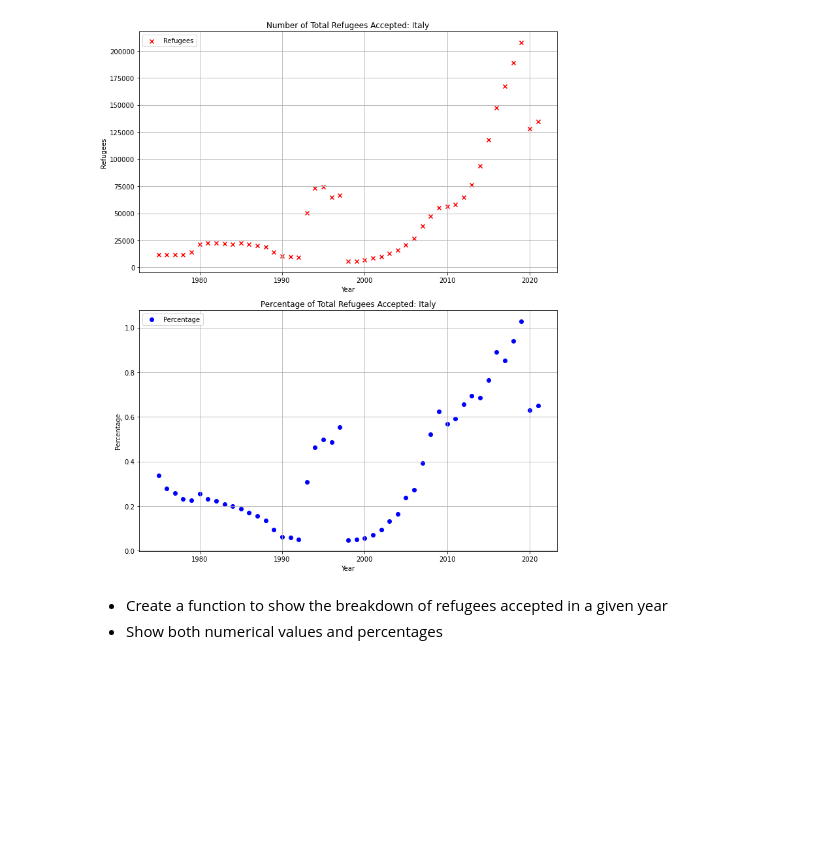
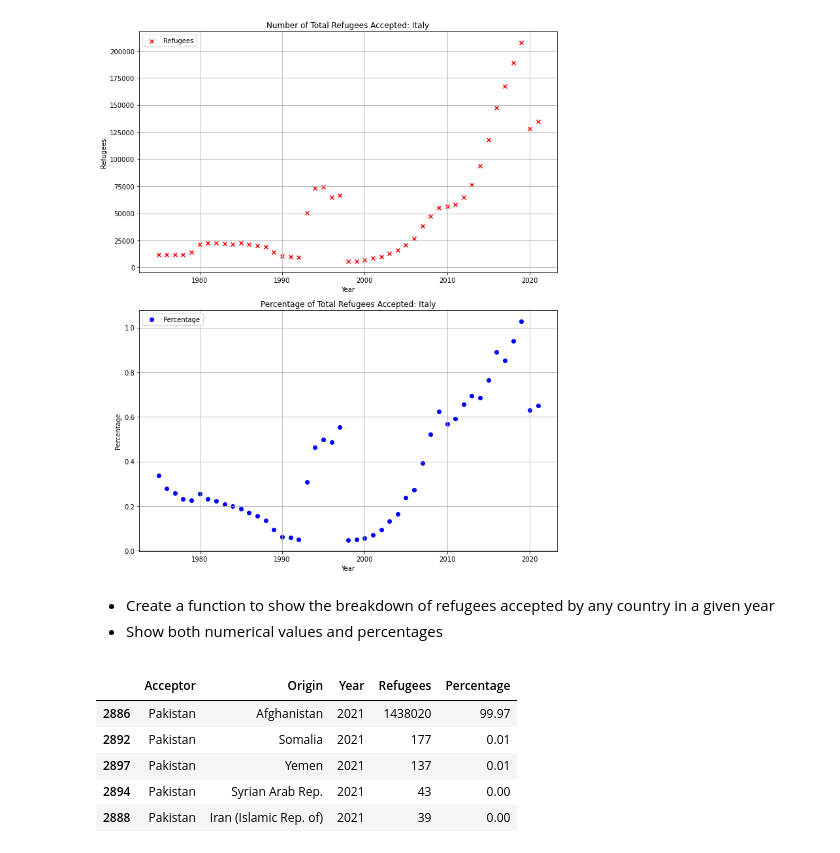
Before and after one commit to nss-data-science-cohort-7/un-exploration-sourish33, a Jupyter notebook: notebooks/refugees.ipynb, the cells around one changed output. Cells and saved outputs as stored; diff of their text form; code cells hidden in the pictures; blank space fills up the shorter version.

Commit message:
working on plot for sources of refugees

```diff
--- a/notebooks/refugees.ipynb
+++ b/notebooks/refugees.ipynb
@@ -203,7 +203,23 @@ make_refugee_acceptance_plot("Italy")
 </style>
 <div class="md">
 <ul>
-<li>Create a function to show the breakdown of refugees accepted in a given year</li>
+<li>Create a function to show the breakdown of refugees accepted by any country in a given year</li>
 <li>Show both numerical values and percentages</li>
 </ul>
 </div>
+# %%
+country = "Pakistan"
+yr =2021
+df= refugees_df[(refugees_df["Acceptor"]==country) & (refugees_df["Year"] == yr) ]
+total = refugees_df[(refugees_df["Acceptor"]==country) & (refugees_df["Year"] == yr) ]["Refugees"].sum()
+df = df.sort_values(by="Refugees",ascending=False)
+df["Percentage"] = 100*df["Refugees"]/total
+df["Percentage"] = df["Percentage"].round(2)
+df.head()
+# %% [output]
+|  | Acceptor | Origin | Year | Refugees | Percentage |
+| 2886 | Pakistan | Afghanistan | 2021 | 1438020 | 99.97 |
+| 2892 | Pakistan | Somalia | 2021 | 177 | 0.01 |
+| 2897 | Pakistan | Yemen | 2021 | 137 | 0.01 |
+| 2894 | Pakistan | Syrian Arab Rep. | 2021 | 43 | 0.00 |
+| 2888 | Pakistan | Iran (Islamic Rep. of) | 2021 | 39 | 0.00 |
```
